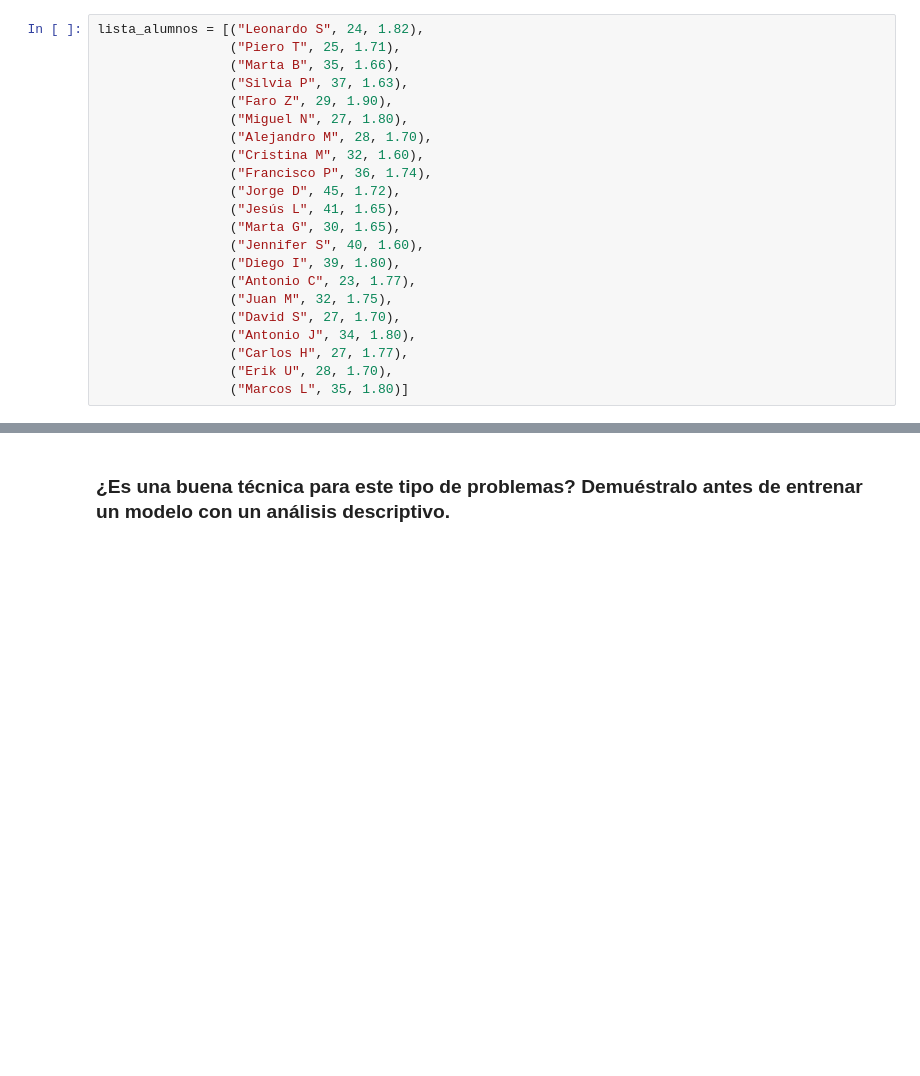
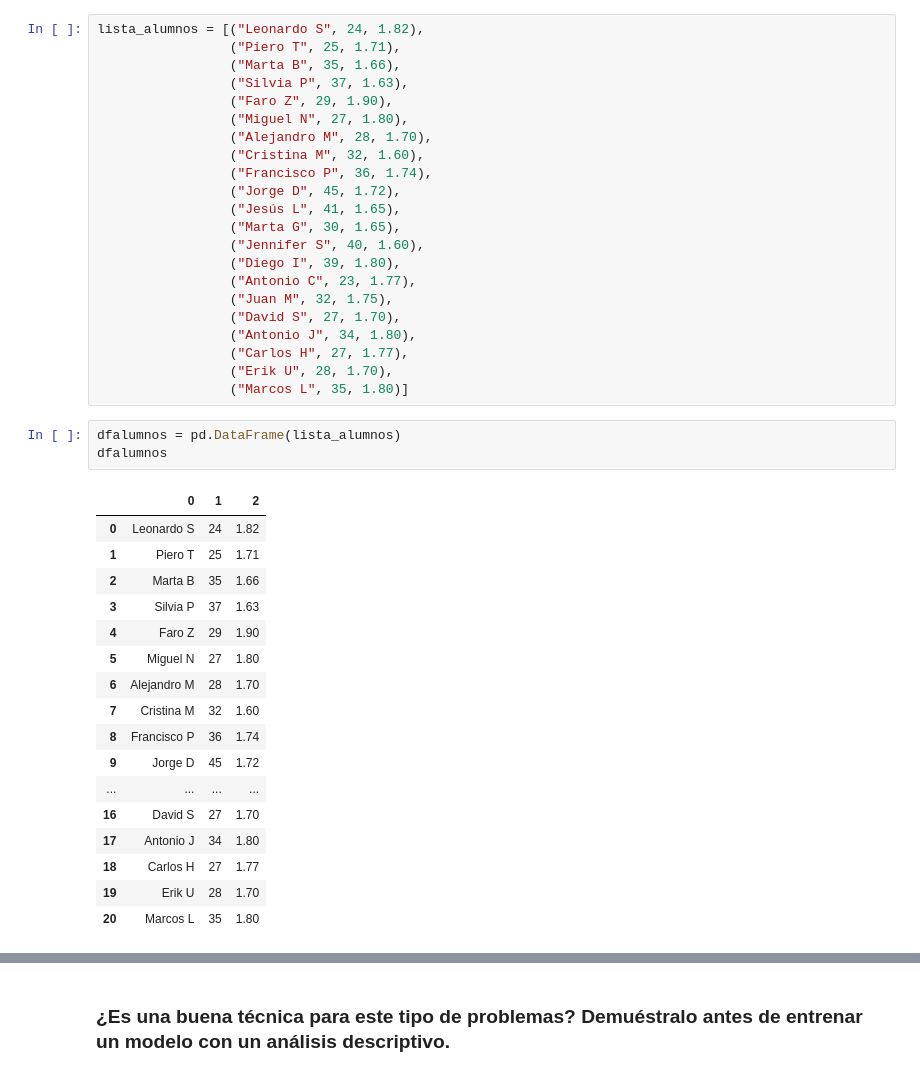
Before and after one commit to hug4470/ONLINE_DS_THEBRIDE_HUGOMM, a Jupyter notebook: 3-Machine_Learning/1-Supervisado/1-Regression/1-Linear_Regression/ejercicios/1 Height.ipynb, the cells around one changed output, grey strips where cells are left out. Saved outputs shown, nothing was run; the diff lists cells and outputs as text; blank space fills up the shorter version.

```diff
--- a/3-Machine_Learning/1-Supervisado/1-Regression/1-Linear_Regression/ejercicios/1 Height.ipynb
+++ b/3-Machine_Learning/1-Supervisado/1-Regression/1-Linear_Regression/ejercicios/1 Height.ipynb
@@ -28,3 +28,24 @@ lista_alumnos = [("Leonardo S", 24, 1.82),
                  ("Carlos H", 27, 1.77),
                  ("Erik U", 28, 1.70),
                  ("Marcos L", 35, 1.80)]
+# %%
+dfalumnos = pd.DataFrame(lista_alumnos)
+dfalumnos
+# %% [output]
+|  | 0 | 1 | 2 |
+| 0 | Leonardo S | 24 | 1.82 |
+| 1 | Piero T | 25 | 1.71 |
+| 2 | Marta B | 35 | 1.66 |
+| 3 | Silvia P | 37 | 1.63 |
+| 4 | Faro Z | 29 | 1.90 |
+| 5 | Miguel N | 27 | 1.80 |
+| 6 | Alejandro M | 28 | 1.70 |
+| 7 | Cristina M | 32 | 1.60 |
+| 8 | Francisco P | 36 | 1.74 |
+| 9 | Jorge D | 45 | 1.72 |
+| ... | ... | ... | ... |
+| 16 | David S | 27 | 1.70 |
+| 17 | Antonio J | 34 | 1.80 |
+| 18 | Carlos H | 27 | 1.77 |
+| 19 | Erik U | 28 | 1.70 |
+| 20 | Marcos L | 35 | 1.80 |
```
Also changed, not shown: parts of 9 cells of this notebook, 13 other files.
